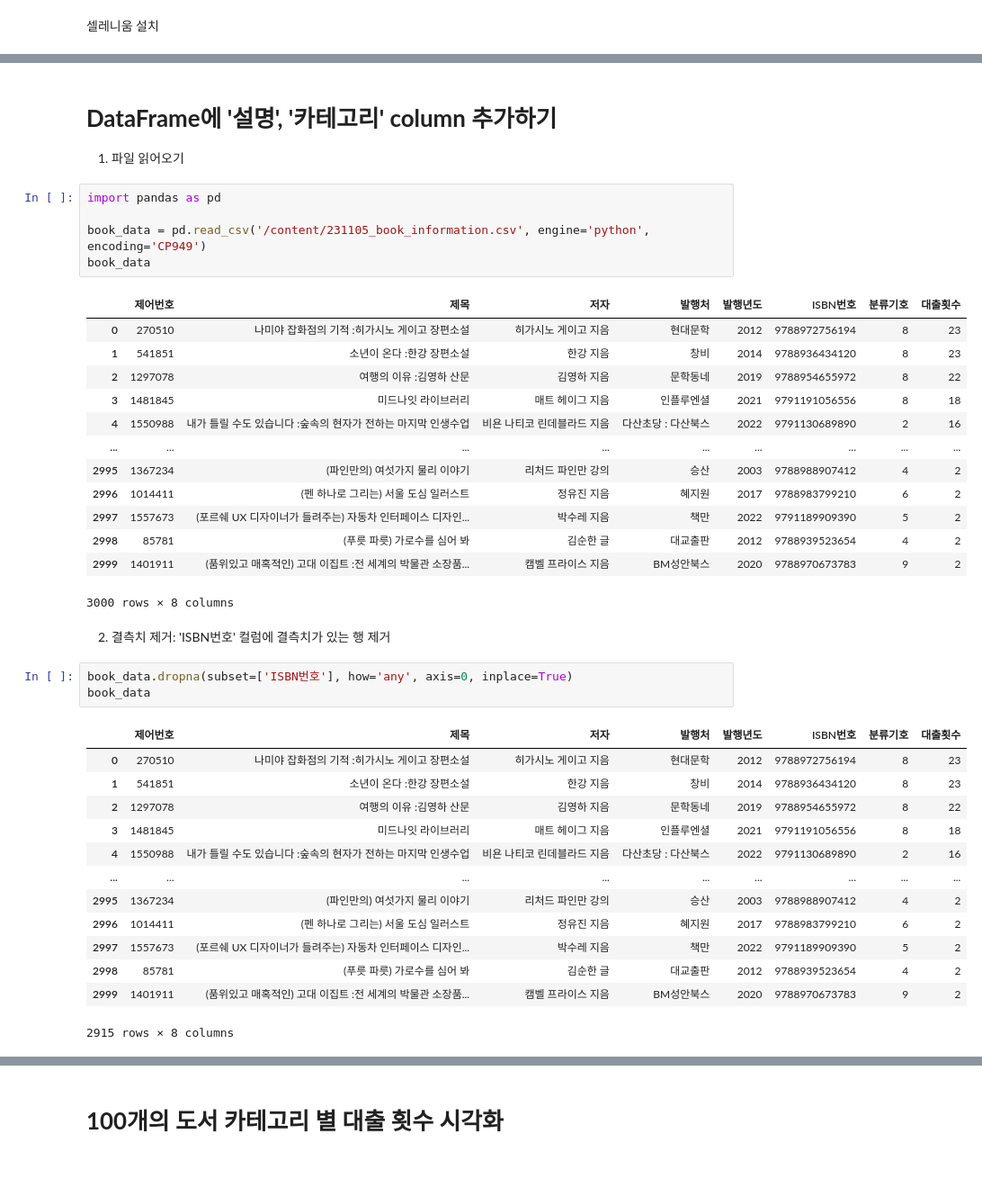
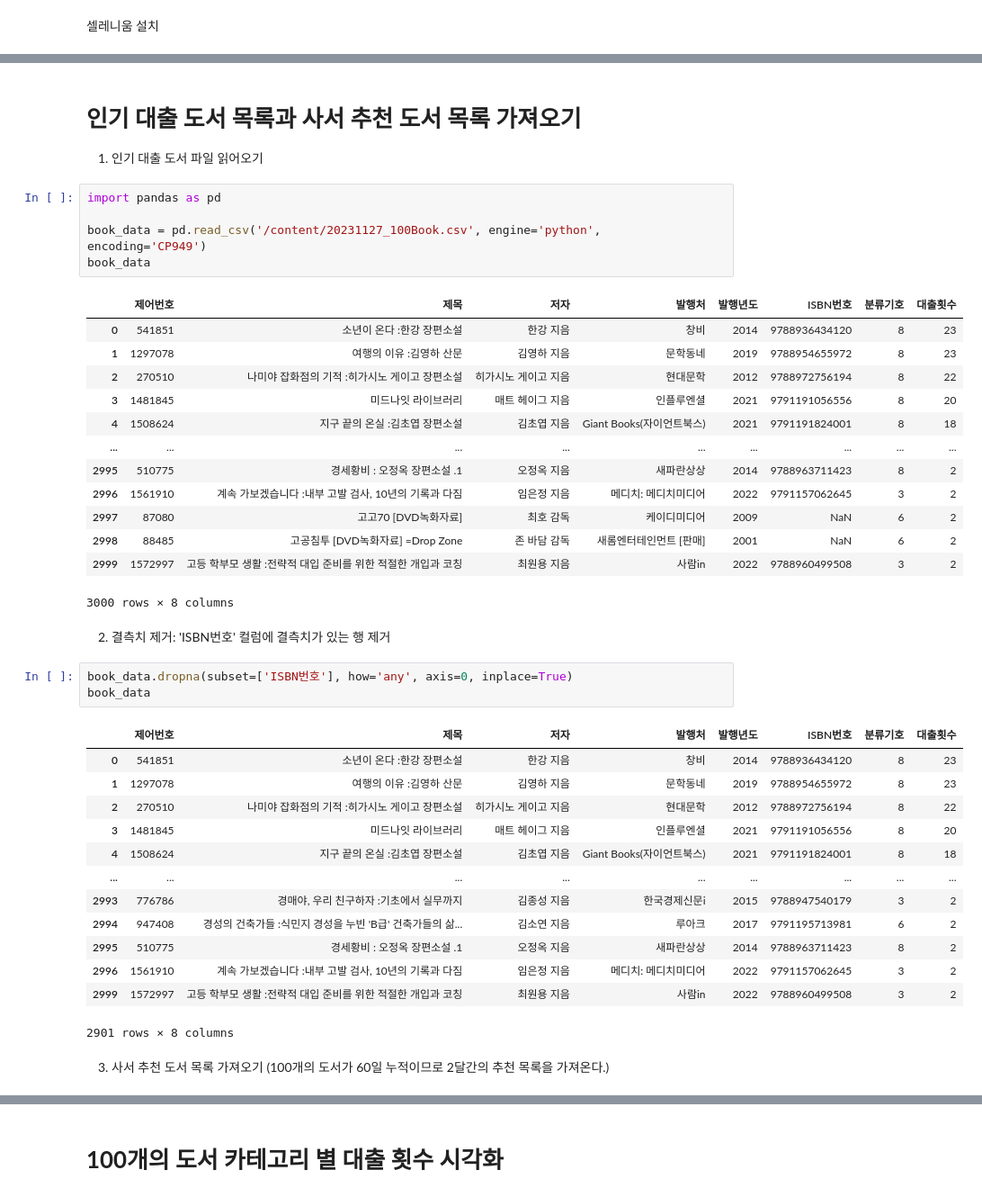
Before and after one commit to haansohee/2023BigDataProcessing_BookCloud, a Jupyter notebook: book_cloud.ipynb, the cells around one changed output, grey strips where cells are left out. Shown at 90% size. Saved outputs shown, nothing was run; the diff lists cells and outputs as text; blank space fills up the shorter version.

```diff
--- a/book_cloud.ipynb
+++ b/book_cloud.ipynb
@@ -61,28 +61,28 @@ See also https://wiki.archlinux.org/title/Chromium#Hardware_video_acceleration f
 Preparing to unpack .../chromium-chromedriver_1%3a108.0.5359.40-0ubuntu1~ppa1~22.04.1_amd64.deb ...
 Unpacking chromium-chromedriver (1:108.0.5359.40-0ubuntu1~ppa1~22.04.1) ...
 Setting up chromium-chromedriver (1:108.0.5359.40-0ubuntu1~ppa1~22.04.1) ...
-# %% [markdown]
-# **DataFrame에 '설명', '카테고리' column 추가하기**
-
-1.  파일 읽어오기
+# %% [markdown]
+# **인기 대출 도서 목록과 사서 추천 도서 목록 가져오기**
+
+1.  인기 대출 도서 파일 읽어오기
 # %%
 import pandas as pd
 
-book_data = pd.read_csv('/content/231105_book_information.csv', engine='python', encoding='CP949')
+book_data = pd.read_csv('/content/20231127_100Book.csv', engine='python', encoding='CP949')
 book_data
 # %% [output]
 |  | 제어번호 | 제목 | 저자 | 발행처 | 발행년도 | ISBN번호 | 분류기호 | 대출횟수 |
-| 0 | 270510 | 나미야 잡화점의 기적 :히가시노 게이고 장편소설 | 히가시노 게이고 지음 | 현대문학 | 2012 | 9788972756194 | 8 | 23 |
-| 1 | 541851 | 소년이 온다 :한강 장편소설 | 한강 지음 | 창비 | 2014 | 9788936434120 | 8 | 23 |
-| 2 | 1297078 | 여행의 이유 :김영하 산문 | 김영하 지음 | 문학동네 | 2019 | 9788954655972 | 8 | 22 |
-| 3 | 1481845 | 미드나잇 라이브러리 | 매트 헤이그 지음 | 인플루엔셜 | 2021 | 9791191056556 | 8 | 18 |
-| 4 | 1550988 | 내가 틀릴 수도 있습니다 :숲속의 현자가 전하는 마지막 인생수업 | 비욘 나티코 린데블라드 지음 | 다산초당 : 다산북스 | 2022 | 9791130689890 | 2 | 16 |
+| 0 | 541851 | 소년이 온다 :한강 장편소설 | 한강 지음 | 창비 | 2014 | 9788936434120 | 8 | 23 |
+| 1 | 1297078 | 여행의 이유 :김영하 산문 | 김영하 지음 | 문학동네 | 2019 | 9788954655972 | 8 | 23 |
+| 2 | 270510 | 나미야 잡화점의 기적 :히가시노 게이고 장편소설 | 히가시노 게이고 지음 | 현대문학 | 2012 | 9788972756194 | 8 | 22 |
+| 3 | 1481845 | 미드나잇 라이브러리 | 매트 헤이그 지음 | 인플루엔셜 | 2021 | 9791191056556 | 8 | 20 |
+| 4 | 1508624 | 지구 끝의 온실 :김초엽 장편소설 | 김초엽 지음 | Giant Books(자이언트북스) | 2021 | 9791191824001 | 8 | 18 |
 | ... | ... | ... | ... | ... | ... | ... | ... | ... |
-| 2995 | 1367234 | (파인만의) 여섯가지 물리 이야기 | 리처드 파인만 강의 | 승산 | 2003 | 9788988907412 | 4 | 2 |
-| 2996 | 1014411 | (펜 하나로 그리는) 서울 도심 일러스트 | 정유진 지음 | 혜지원 | 2017 | 9788983799210 | 6 | 2 |
-| 2997 | 1557673 | (포르쉐 UX 디자이너가 들려주는) 자동차 인터페이스 디자인... | 박수레 지음 | 책만 | 2022 | 9791189909390 | 5 | 2 |
-| 2998 | 85781 | (푸릇 파릇) 가로수를 심어 봐 | 김순한 글 | 대교출판 | 2012 | 9788939523654 | 4 | 2 |
-| 2999 | 1401911 | (품위있고 매혹적인) 고대 이집트 :전 세계의 박물관 소장품... | 캠벨 프라이스 지음 | BM성안북스 | 2020 | 9788970673783 | 9 | 2 |
+| 2995 | 510775 | 경세황비 : 오정옥 장편소설 .1 | 오정옥 지음 | 새파란상상 | 2014 | 9788963711423 | 8 | 2 |
+| 2996 | 1561910 | 계속 가보겠습니다 :내부 고발 검사, 10년의 기록과 다짐 | 임은정 지음 | 메디치: 메디치미디어 | 2022 | 9791157062645 | 3 | 2 |
+| 2997 | 87080 | 고고70 [DVD녹화자료] | 최호 감독 | 케이디미디어 | 2009 | NaN | 6 | 2 |
+| 2998 | 88485 | 고공침투 [DVD녹화자료] =Drop Zone | 존 바담 감독 | 새롬엔터테인먼트 [판매] | 2001 | NaN | 6 | 2 |
+| 2999 | 1572997 | 고등 학부모 생활 :전략적 대입 준비를 위한 적절한 개입과 코칭 | 최원용 지음 | 사람in | 2022 | 9788960499508 | 3 | 2 |
 3000 rows × 8 columns
 # %% [markdown]
 2.  결측치 제거: 'ISBN번호' 컬럼에 결측치가 있는 행 제거
@@ -91,15 +91,18 @@ book_data.dropna(subset=['ISBN번호'], how='any', axis=0, inplace=True)
 book_data
 # %% [output]
 |  | 제어번호 | 제목 | 저자 | 발행처 | 발행년도 | ISBN번호 | 분류기호 | 대출횟수 |
-| 0 | 270510 | 나미야 잡화점의 기적 :히가시노 게이고 장편소설 | 히가시노 게이고 지음 | 현대문학 | 2012 | 9788972756194 | 8 | 23 |
-| 1 | 541851 | 소년이 온다 :한강 장편소설 | 한강 지음 | 창비 | 2014 | 9788936434120 | 8 | 23 |
-| 2 | 1297078 | 여행의 이유 :김영하 산문 | 김영하 지음 | 문학동네 | 2019 | 9788954655972 | 8 | 22 |
-| 3 | 1481845 | 미드나잇 라이브러리 | 매트 헤이그 지음 | 인플루엔셜 | 2021 | 9791191056556 | 8 | 18 |
-| 4 | 1550988 | 내가 틀릴 수도 있습니다 :숲속의 현자가 전하는 마지막 인생수업 | 비욘 나티코 린데블라드 지음 | 다산초당 : 다산북스 | 2022 | 9791130689890 | 2 | 16 |
+| 0 | 541851 | 소년이 온다 :한강 장편소설 | 한강 지음 | 창비 | 2014 | 9788936434120 | 8 | 23 |
+| 1 | 1297078 | 여행의 이유 :김영하 산문 | 김영하 지음 | 문학동네 | 2019 | 9788954655972 | 8 | 23 |
+| 2 | 270510 | 나미야 잡화점의 기적 :히가시노 게이고 장편소설 | 히가시노 게이고 지음 | 현대문학 | 2012 | 9788972756194 | 8 | 22 |
+| 3 | 1481845 | 미드나잇 라이브러리 | 매트 헤이그 지음 | 인플루엔셜 | 2021 | 9791191056556 | 8 | 20 |
+| 4 | 1508624 | 지구 끝의 온실 :김초엽 장편소설 | 김초엽 지음 | Giant Books(자이언트북스) | 2021 | 9791191824001 | 8 | 18 |
 | ... | ... | ... | ... | ... | ... | ... | ... | ... |
-| 2995 | 1367234 | (파인만의) 여섯가지 물리 이야기 | 리처드 파인만 강의 | 승산 | 2003 | 9788988907412 | 4 | 2 |
-| 2996 | 1014411 | (펜 하나로 그리는) 서울 도심 일러스트 | 정유진 지음 | 혜지원 | 2017 | 9788983799210 | 6 | 2 |
-| 2997 | 1557673 | (포르쉐 UX 디자이너가 들려주는) 자동차 인터페이스 디자인... | 박수레 지음 | 책만 | 2022 | 9791189909390 | 5 | 2 |
-| 2998 | 85781 | (푸릇 파릇) 가로수를 심어 봐 | 김순한 글 | 대교출판 | 2012 | 9788939523654 | 4 | 2 |
-| 2999 | 1401911 | (품위있고 매혹적인) 고대 이집트 :전 세계의 박물관 소장품... | 캠벨 프라이스 지음 | BM성안북스 | 2020 | 9788970673783 | 9 | 2 |
+| 2993 | 776786 | 경매야, 우리 친구하자 :기초에서 실무까지 | 김종성 지음 | 한국경제신문i | 2015 | 9788947540179 | 3 | 2 |
+| 2994 | 947408 | 경성의 건축가들 :식민지 경성을 누빈 'B급' 건축가들의 삶... | 김소연 지음 | 루아크 | 2017 | 9791195713981 | 6 | 2 |
+| 2995 | 510775 | 경세황비 : 오정옥 장편소설 .1 | 오정옥 지음 | 새파란상상 | 2014 | 9788963711423 | 8 | 2 |
+| 2996 | 1561910 | 계속 가보겠습니다 :내부 고발 검사, 10년의 기록과 다짐 | 임은정 지음 | 메디치: 메디치미디어 | 2022 | 9791157062645 | 3 | 2 |
+| 2999 | 1572997 | 고등 학부모 생활 :전략적 대입 준비를 위한 적절한 개입과 코칭 | 최원용 지음 | 사람in | 2022 | 9788960499508 | 3 | 2 |
-2915 rows × 8 columns
+2901 rows × 8 columns
+# %% [markdown]
+3. 사서 추천 도서 목록 가져오기
+(100개의 도서가 60일 누적이므로 2달간의 추천 목록을 가져온다.)
```
Also changed, not shown: parts of 29 cells of this notebook, 12 other files.
